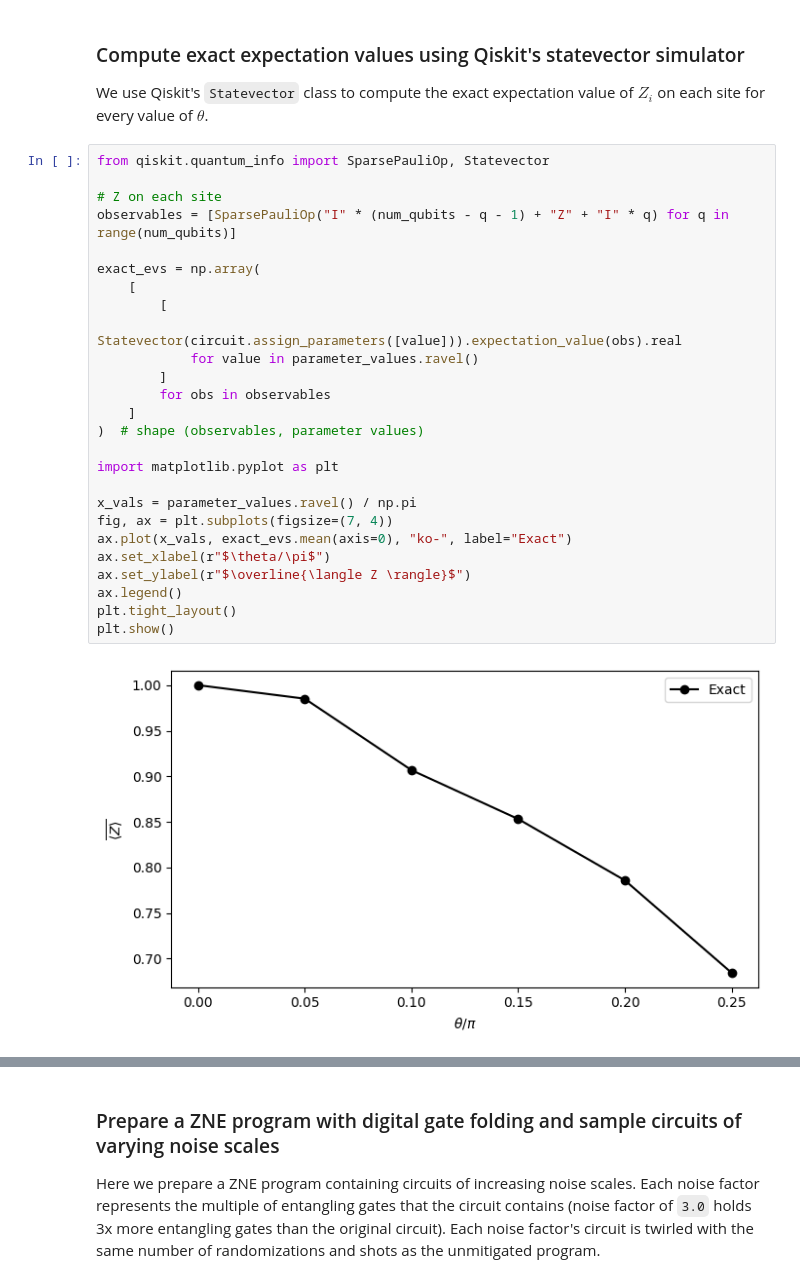
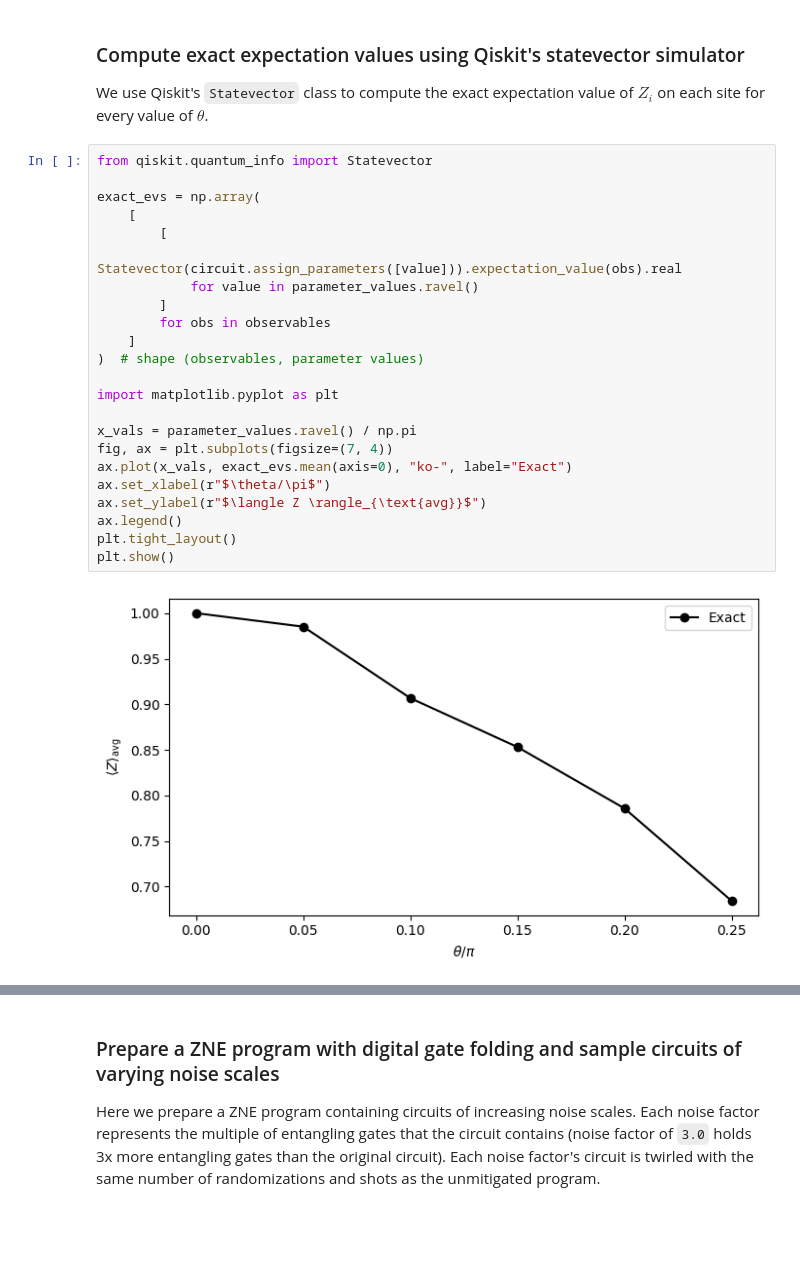
Before and after one commit to Qiskit/qiskit-mitigation, a Jupyter notebook: docs/guides/zne_with_custom_extrapolation.ipynb, the cells around one changed output, grey strips where cells are left out. Drawn from its saved outputs; the diff is of its cells as text; blank space fills up the shorter version.

```diff
--- a/docs/guides/zne_with_custom_extrapolation.ipynb
+++ b/docs/guides/zne_with_custom_extrapolation.ipynb
@@ -61,33 +65,30 @@ Visualization of 1 Trotter step
 
 We use Qiskit's ``Statevector`` class to compute the exact expectation value of $Z_i$ on each site for every value of $\theta$.
 # %%
-from qiskit.quantum_info import SparsePauliOp, Statevector
-
-# Z on each site
-observables = [SparsePauliOp("I" * (num_qubits - q - 1) + "Z" + "I" * q) for q in range(num_qubits)]
+from qiskit.quantum_info import Statevector
 
 exact_evs = np.array(
     [
         [
             Statevector(circuit.assign_parameters([value])).expectation_value(obs).real
             for value in parameter_values.ravel()
         ]
         for obs in observables
     ]
 )  # shape (observables, parameter values)
 
 import matplotlib.pyplot as plt
 
 x_vals = parameter_values.ravel() / np.pi
 fig, ax = plt.subplots(figsize=(7, 4))
 ax.plot(x_vals, exact_evs.mean(axis=0), "ko-", label="Exact")
 ax.set_xlabel(r"$\theta/\pi$")
-ax.set_ylabel(r"$\overline{\langle Z \rangle}$")
+ax.set_ylabel(r"$\langle Z \rangle_{\text{avg}}$")
 ax.legend()
 plt.tight_layout()
 plt.show()
 # %% [output]
-[figure, old version]
+[figure, new version]
 # %% [markdown]
 ### Compute noisy, unmitigated expectation values
 
```
Also changed, not shown: parts of 9 cells of this notebook, 1 other file.
